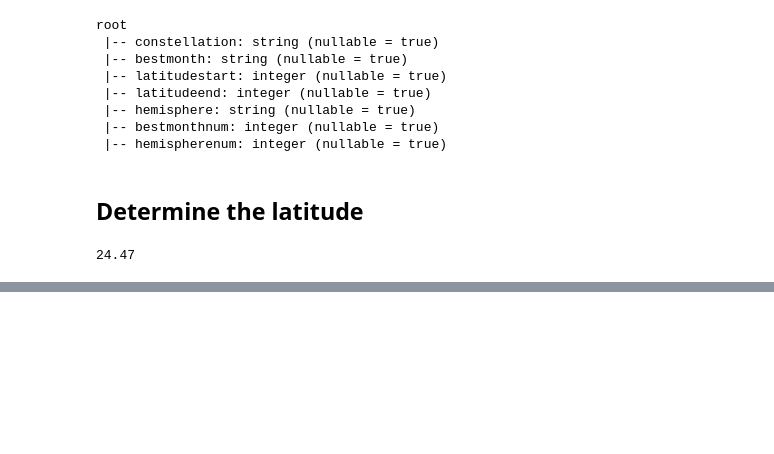
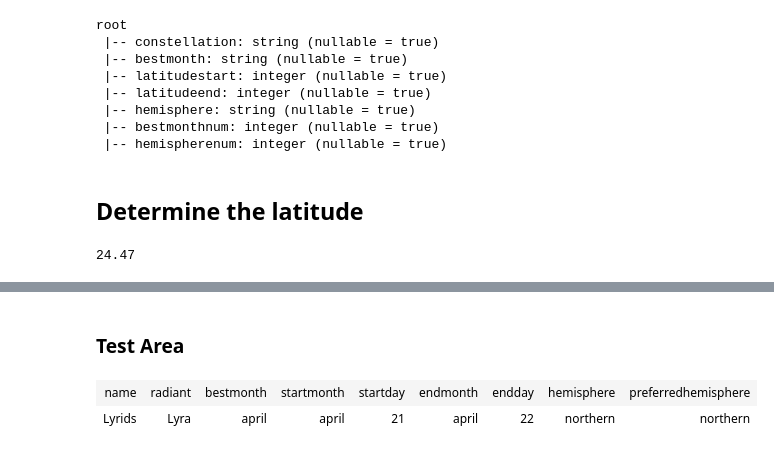
Before and after one commit to WhereDoIClick/TechProjects, a Jupyter notebook: meteor-showers/PySpark_meteor-showers.ipynb, the cells around one changed output, grey strips where cells are left out. Saved outputs shown, nothing was run; the diff lists cells and outputs as text; code cells hidden in the pictures; blank space fills up the shorter version.

```diff
--- a/meteor-showers/PySpark_meteor-showers.ipynb
+++ b/meteor-showers/PySpark_meteor-showers.ipynb
@@ -574,0 +864,13 @@ print(predict_best_meteor_shower_viewing('Abu Dhabi'))
+# %% [markdown]
+### Test Area
+# %%
+%%sparksql
+
+select *
+from dbbMeteorShowers.MeteorShowers
+where radiant = 'Lyra'
+LIMIT 20
+;
+# %% [output]
+| name | radiant | bestmonth | startmonth | startday | endmonth | endday | hemisphere | preferredhemisphere |
+| Lyrids | Lyra | april | april | 21 | april | 22 | northern | northern |
```
Also changed, not shown: parts of 28 cells of this notebook, 1 other file.
